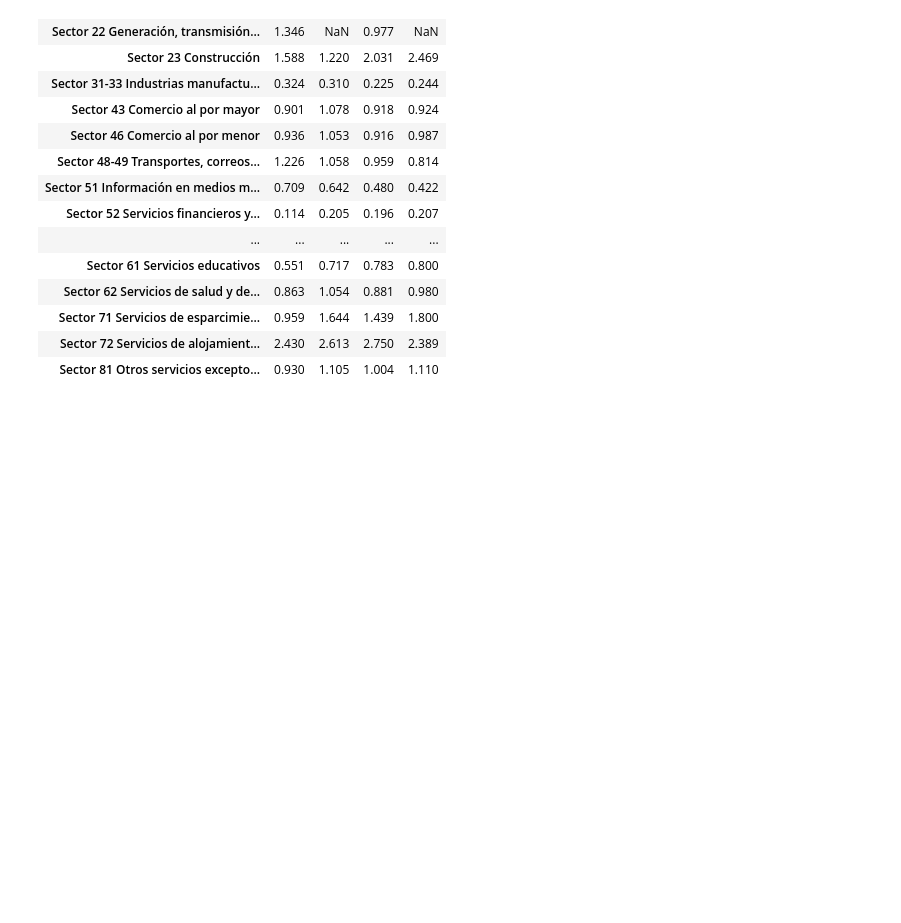
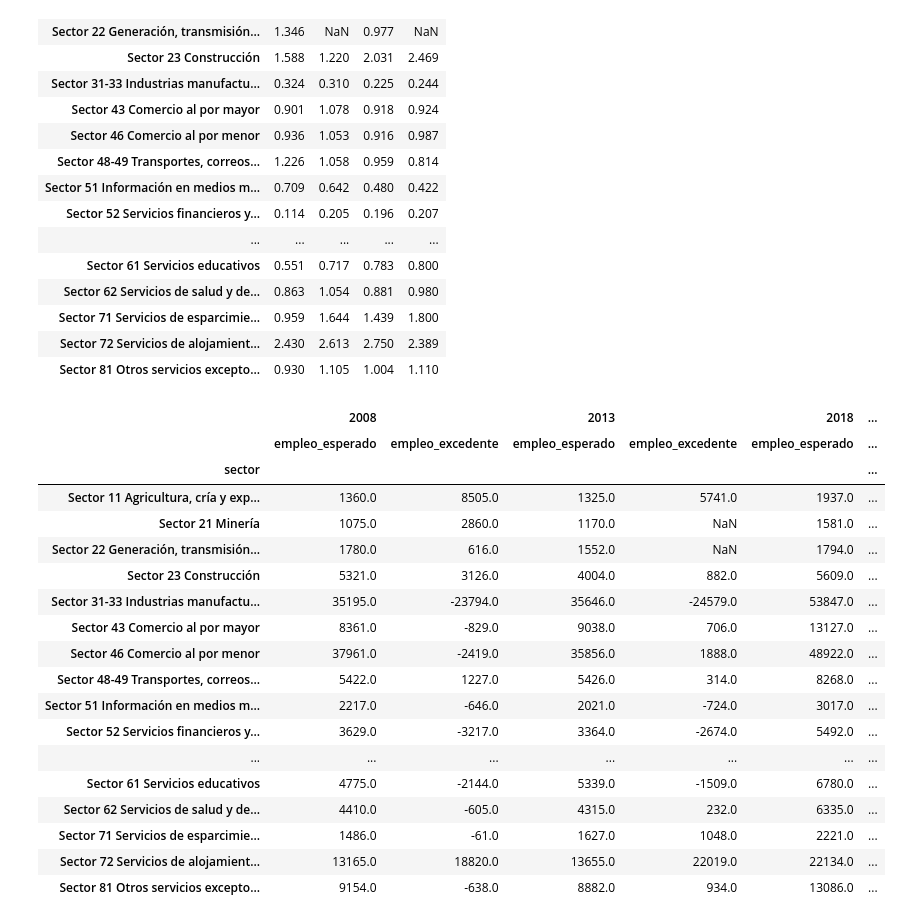
Before and after one commit to Jose-Castanedas/coeficiente_localizacion, a Jupyter notebook: notebook/coeficiente_localizacion_bcs.ipynb, the cells around one changed output. Drawn from its saved outputs; the diff is of its cells as text; code cells hidden in the pictures; blank space fills up the shorter version.

Commit message:
feat: agrega código para mostrar empleo_esperado y empleo_excedente por año

```diff
--- a/notebook/coeficiente_localizacion_bcs.ipynb
+++ b/notebook/coeficiente_localizacion_bcs.ipynb
@@ -167,3 +167,43 @@ lq
 | Sector 71 Servicios de esparcimie... | 0.959 | 1.644 | 1.439 | 1.800 |
 | Sector 72 Servicios de alojamient... | 2.430 | 2.613 | 2.750 | 2.389 |
 | Sector 81 Otros servicios excepto... | 0.930 | 1.105 | 1.004 | 1.110 |
+# %%
+# Empleo esperado y excedente por año
+
+# 1. Lista
+
+lista_empleo = []
+
+# 2. Bucle
+
+for año in lista_años:
+    tabla = resultados[año][['empleo_esperado', 'empleo_excedente']]
+    lista_empleo.append(tabla)
+
+# 3. Concatenar
+
+empleo = pd.concat(lista_empleo, axis=1, keys=lista_años).round(0)
+
+# 4. Mostrar tabla
+
+empleo
+# %% [output]
+|  | 2008 |  | 2013 |  | 2018 | ... |
+|  | empleo_esperado | empleo_excedente | empleo_esperado | empleo_excedente | empleo_esperado | ... |
+| sector |  |  |  |  |  | ... |
+| Sector 11 Agricultura, cría y exp... | 1360.0 | 8505.0 | 1325.0 | 5741.0 | 1937.0 | ... |
+| Sector 21 Minería | 1075.0 | 2860.0 | 1170.0 | NaN | 1581.0 | ... |
+| Sector 22 Generación, transmisión... | 1780.0 | 616.0 | 1552.0 | NaN | 1794.0 | ... |
+| Sector 23 Construcción | 5321.0 | 3126.0 | 4004.0 | 882.0 | 5609.0 | ... |
+| Sector 31-33 Industrias manufactu... | 35195.0 | -23794.0 | 35646.0 | -24579.0 | 53847.0 | ... |
+| Sector 43 Comercio al por mayor | 8361.0 | -829.0 | 9038.0 | 706.0 | 13127.0 | ... |
+| Sector 46 Comercio al por menor | 37961.0 | -2419.0 | 35856.0 | 1888.0 | 48922.0 | ... |
+| Sector 48-49 Transportes, correos... | 5422.0 | 1227.0 | 5426.0 | 314.0 | 8268.0 | ... |
+| Sector 51 Información en medios m... | 2217.0 | -646.0 | 2021.0 | -724.0 | 3017.0 | ... |
+| Sector 52 Servicios financieros y... | 3629.0 | -3217.0 | 3364.0 | -2674.0 | 5492.0 | ... |
+| ... | ... | ... | ... | ... | ... | ... |
+| Sector 61 Servicios educativos | 4775.0 | -2144.0 | 5339.0 | -1509.0 | 6780.0 | ... |
+| Sector 62 Servicios de salud y de... | 4410.0 | -605.0 | 4315.0 | 232.0 | 6335.0 | ... |
+| Sector 71 Servicios de esparcimie... | 1486.0 | -61.0 | 1627.0 | 1048.0 | 2221.0 | ... |
+| Sector 72 Servicios de alojamient... | 13165.0 | 18820.0 | 13655.0 | 22019.0 | 22134.0 | ... |
+| Sector 81 Otros servicios excepto... | 9154.0 | -638.0 | 8882.0 | 934.0 | 13086.0 | ... |
```
